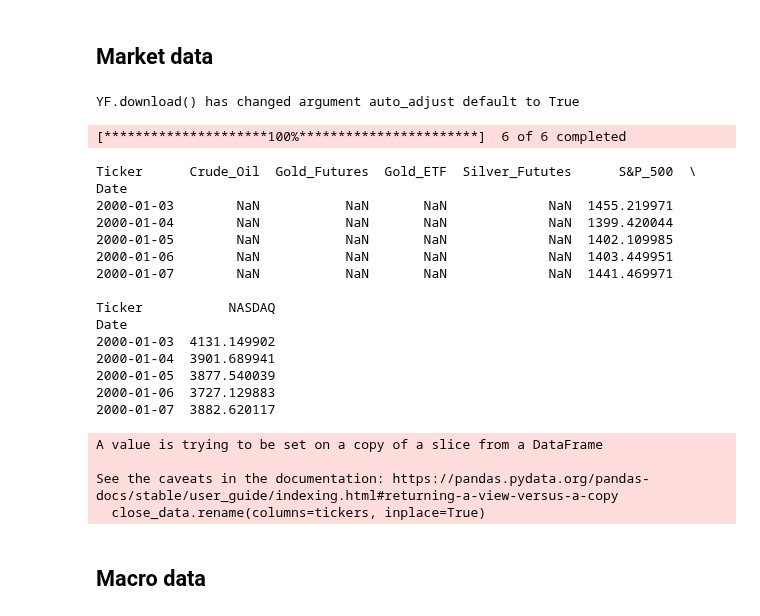
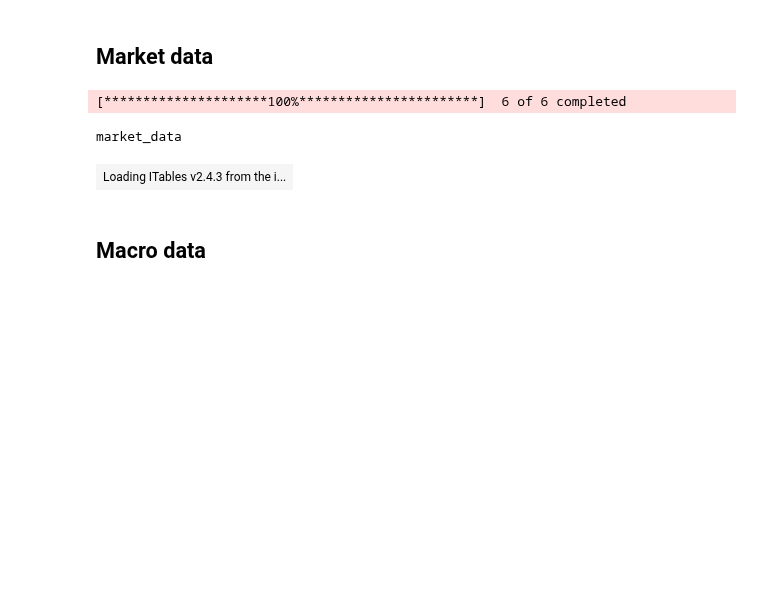
Before and after one commit to HuyPham171-hub/gold-price-prediction, a Jupyter notebook: notebooks/collect_data.ipynb, the cells around one changed output. Cells and saved outputs as stored; diff of their text form; code cells hidden in the pictures; blank space fills up the shorter version.

Commit message:
remove end date for market, macro data; rerun filtered data and models

```diff
--- a/notebooks/collect_data.ipynb
+++ b/notebooks/collect_data.ipynb
@@ -32,54 +34,33 @@
 # %%
 import yfinance as yf
 
 tickers = {
     'GC=F': 'Gold_Futures',
     'SI=F': 'Silver_Fututes',
     'CL=F': 'Crude_Oil',
-    # 'UUP': 'USD_Index',
-    '^GSPC': 'S&P_500',
+    '^GSPC': 'SP_500',
     '^IXIC': 'NASDAQ',
     'GLD': 'Gold_ETF'
-    # 'PL=F': 'Platinum'
-    # 'BTC-USD': 'Bitcoin'
 }
 
 # Download 'Close' price data
-raw_data = yf.download(list(tickers.keys()), start='2000-01-01', end='2024-12-31')
+raw_data = yf.download(list(tickers.keys()), start='2000-01-01', auto_adjust=False)
 
 # Extract Close prices
-close_data = raw_data['Close']
+close_data = raw_data['Close'].copy()
 
 # Rename columns to descriptive names
-close_data.rename(columns=tickers, inplace=True)
+close_data = close_data.rename(columns=tickers)
 
 # Save to CSV
-close_data.to_csv("data\market_data.csv")
+close_data.to_csv("../data/raw/market_data.csv")
 
 # Preview
-print(close_data.head())
+tools.display_dataframe_to_user(name="market_data", dataframe=close_data)
 # %% [output]
-YF.download() has changed argument auto_adjust default to True
+[*********************100%***********************]  6 of 6 completed
-[*********************100%***********************]  6 of 6 completed
+market_data
-Ticker      Crude_Oil  Gold_Futures  Gold_ETF  Silver_Fututes      S&P_500  \
-Date
-2000-01-03        NaN           NaN       NaN             NaN  1455.219971
-2000-01-04        NaN           NaN       NaN             NaN  1399.420044
-2000-01-05        NaN           NaN       NaN             NaN  1402.109985
-2000-01-06        NaN           NaN       NaN             NaN  1403.449951
-2000-01-07        NaN           NaN       NaN             NaN  1441.469971
-
-Ticker           NASDAQ
-Date
-2000-01-03  4131.149902
-2000-01-04  3901.689941
-2000-01-05  3877.540039
-2000-01-06  3727.129883
-2000-01-07  3882.620117
-A value is trying to be set on a copy of a slice from a DataFrame
-
-See the caveats in the documentation: https://pandas.pydata.org/pandas-docs/stable/user_guide/indexing.html#returning-a-view-versus-a-copy
-  close_data.rename(columns=tickers, inplace=True)
+| Loading ITables v2.4.3 from the i... |
 # %% [markdown]
 ## Macro data
 # %%
```
Also changed, not shown: parts of 2 cells of this notebook, 11 other files.
